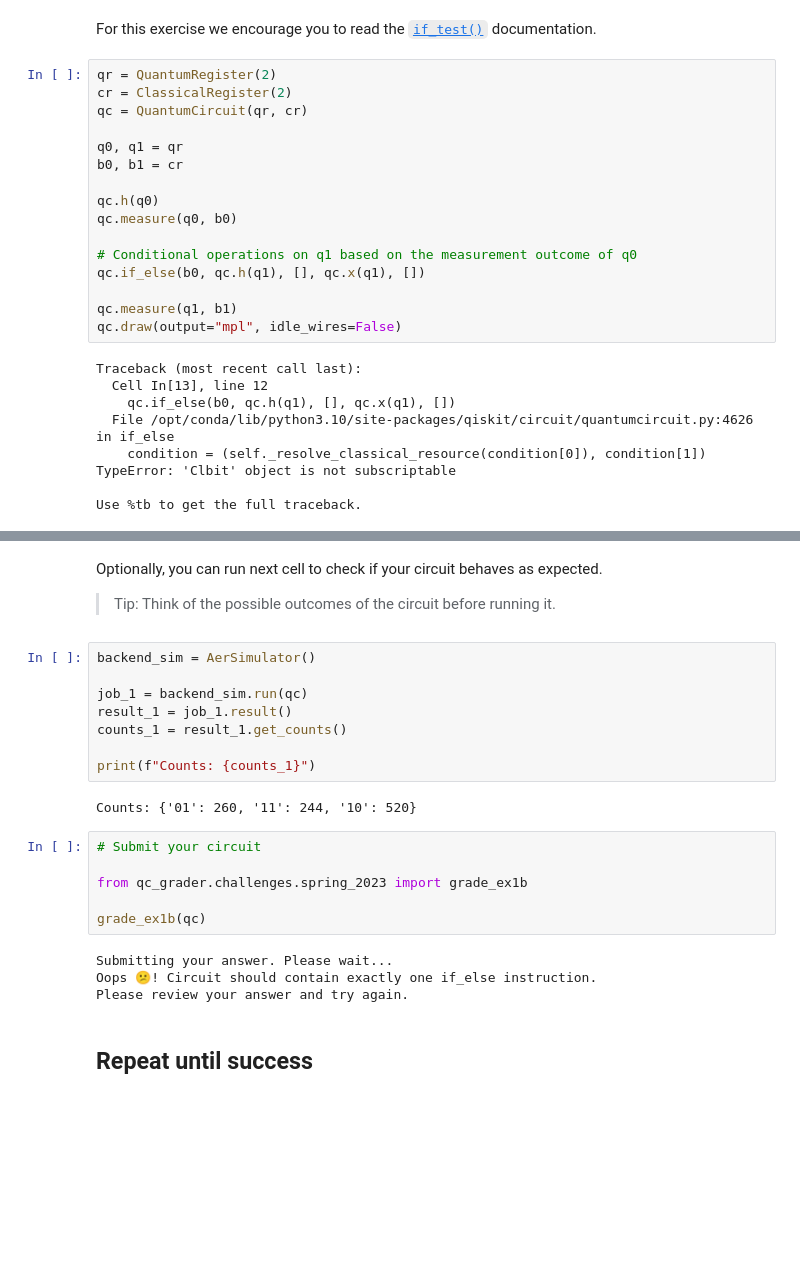
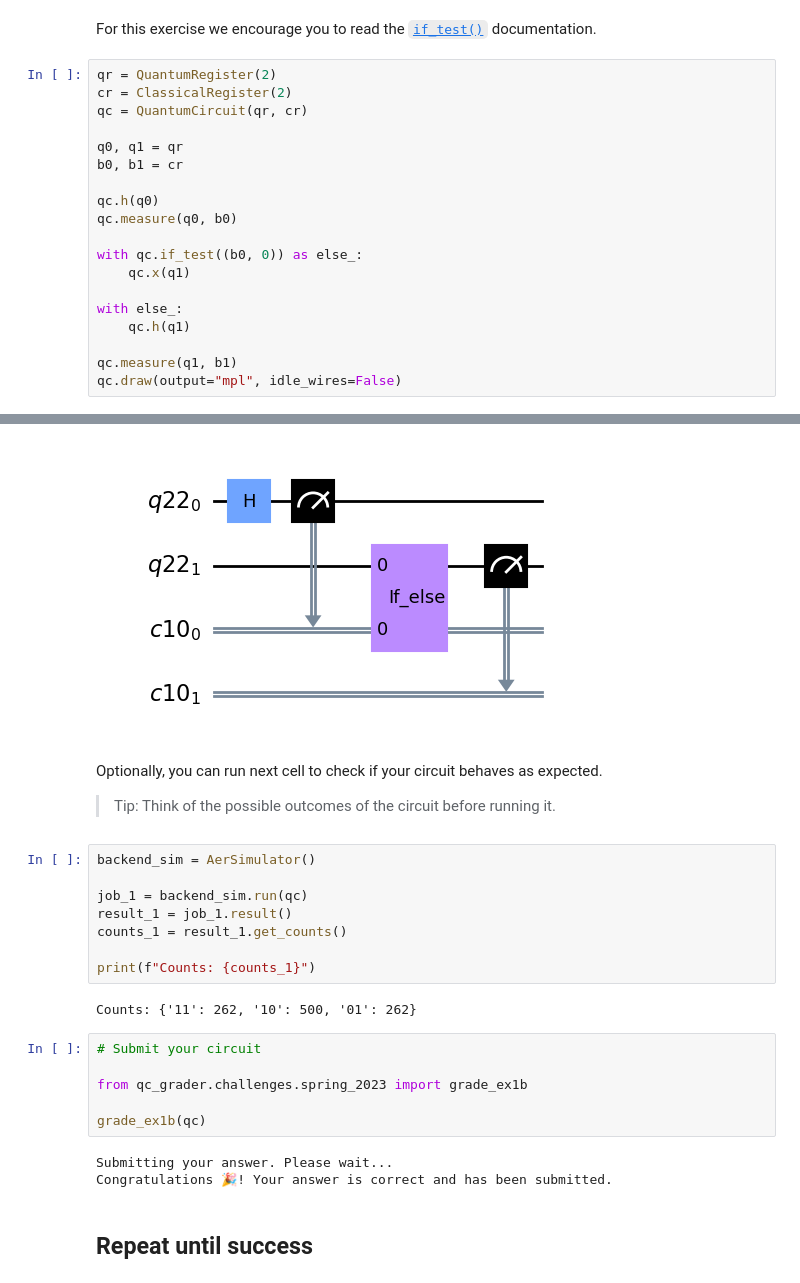
Before and after one commit to christopher-danz/IBM_Quantum_Spring_Challenge2023, a Jupyter notebook: spring_lab1.ipynb, the cells around one changed output, grey strips where cells are left out. Drawn from its saved outputs; the diff is of its cells as text; blank space fills up the shorter version.

```diff
--- a/spring_lab1.ipynb
+++ b/spring_lab1.ipynb
@@ -161,17 +161,12 @@ b0, b1 = cr
 qc.h(q0)
 qc.measure(q0, b0)
 
-# Conditional operations on q1 based on the measurement outcome of q0
-qc.if_else(b0, qc.h(q1), [], qc.x(q1), [])
+with qc.if_test((b0, 0)) as else_:
+    qc.x(q1)
+
+with else_:
+    qc.h(q1)
 
 qc.measure(q1, b1)
 qc.draw(output="mpl", idle_wires=False)
 # %% [output]
-Traceback (most recent call last):
-  Cell In[13], line 12
-    qc.if_else(b0, qc.h(q1), [], qc.x(q1), [])
-  File /opt/conda/lib/python3.10/site-packages/qiskit/circuit/quantumcircuit.py:4626 in if_else
-    condition = (self._resolve_classical_resource(condition[0]), condition[1])
-TypeError: 'Clbit' object is not subscriptable
-
-Use %tb to get the full traceback.
@@ -179,3 +173,4 @@ Use %tb to get the full traceback.
+[figure, added]
 # %% [markdown]
 Optionally, you can run next cell to check if your circuit behaves as expected.
 >Tip: Think of the possible outcomes of the circuit before running it.
@@ -188,7 +183,7 @@ counts_1 = result_1.get_counts()
 
 print(f"Counts: {counts_1}")
 # %% [output]
-Counts: {'01': 260, '11': 244, '10': 520}
+Counts: {'11': 262, '10': 500, '01': 262}
 # %%
 # Submit your circuit
 
@@ -197,8 +192,7 @@ from qc_grader.challenges.spring_2023 import grade_ex1b
 grade_ex1b(qc)
 # %% [output]
 Submitting your answer. Please wait...
-Oops 😕! Circuit should contain exactly one if_else instruction.
-Please review your answer and try again.
+Congratulations 🎉! Your answer is correct and has been submitted.
 # %% [markdown]
 ## Repeat until success
 # %% [markdown]
```
Also changed, not shown: parts of 4 cells of this notebook.
